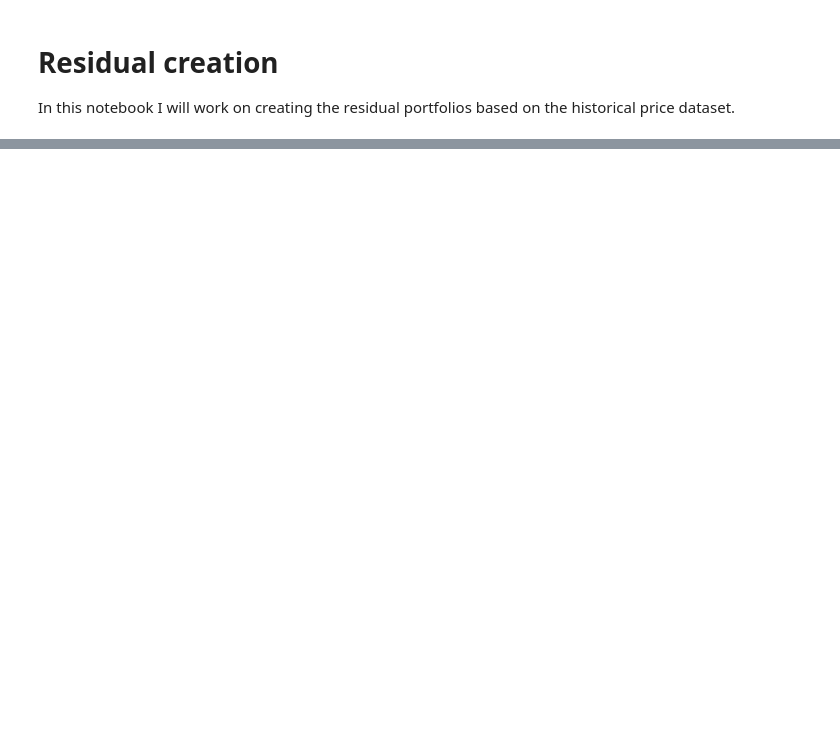
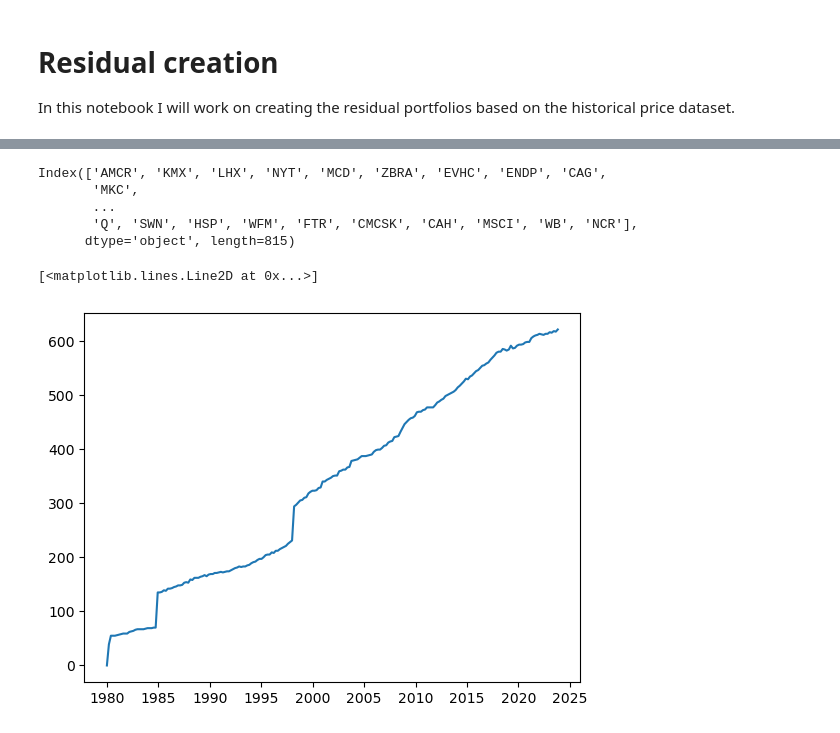
Before and after one commit to quintengeerts2000/MasterThesis-DRL_applications_to_stat_arb, a Jupyter notebook: empirical_analysis/residual_creation.ipynb, the cells around one changed output, grey strips where cells are left out. Saved outputs shown, nothing was run; the diff lists cells and outputs as text; code cells hidden in the pictures; blank space fills up the shorter version.

```diff
--- a/empirical_analysis/residual_creation.ipynb
+++ b/empirical_analysis/residual_creation.ipynb
@@ -71,0 +89,13 @@ Error:
+# %%
+residual_df.columns
+# %% [output]
+Index(['AMCR', 'KMX', 'LHX', 'NYT', 'MCD', 'ZBRA', 'EVHC', 'ENDP', 'CAG',
+       'MKC',
+       ...
+       'Q', 'SWN', 'HSP', 'WFM', 'FTR', 'CMCSK', 'CAH', 'MSCI', 'WB', 'NCR'],
+      dtype='object', length=815)
+# %%
+plt.plot(returns.iloc[::50].count(axis=1))
+# %% [output]
+[<matplotlib.lines.Line2D at 0x...>]
+[figure, added]
```
Also changed, not shown: parts of 4 cells of this notebook, 1 other file.
